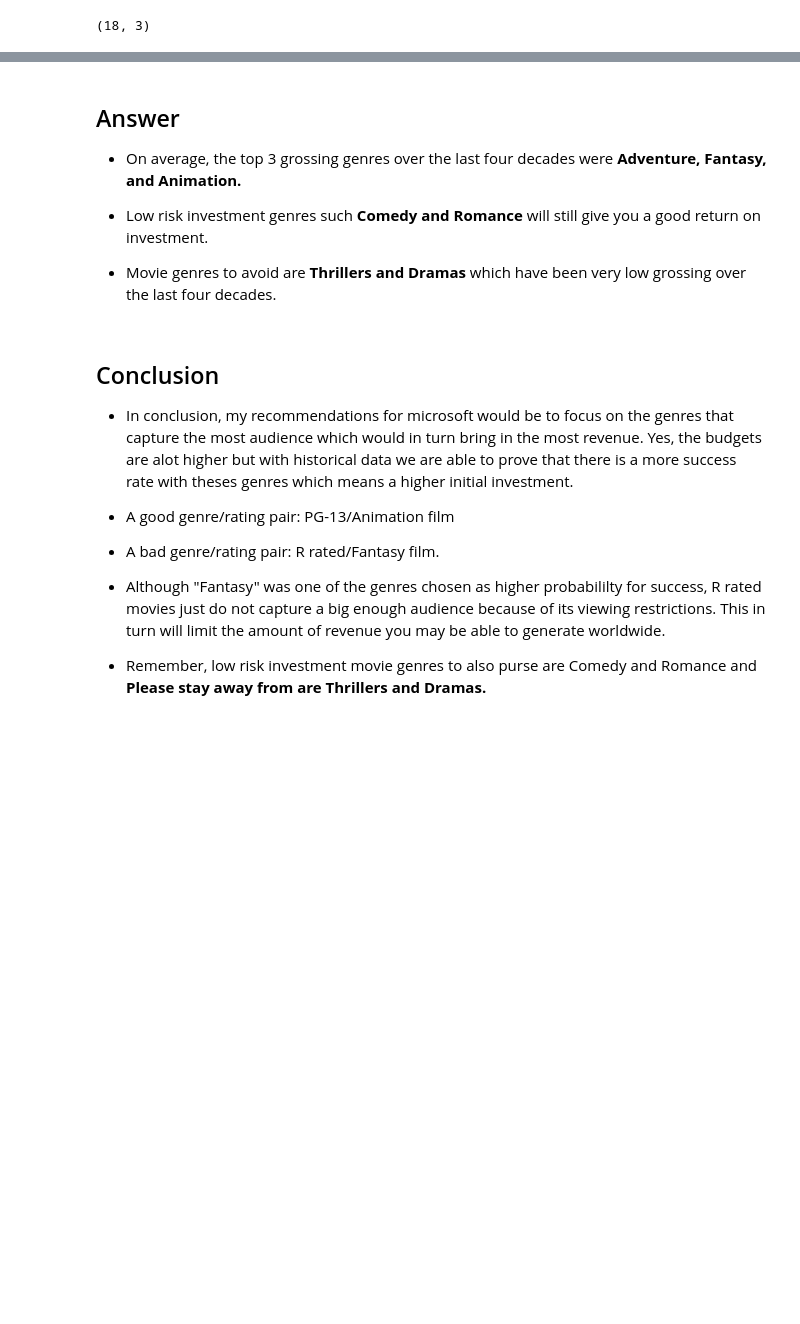
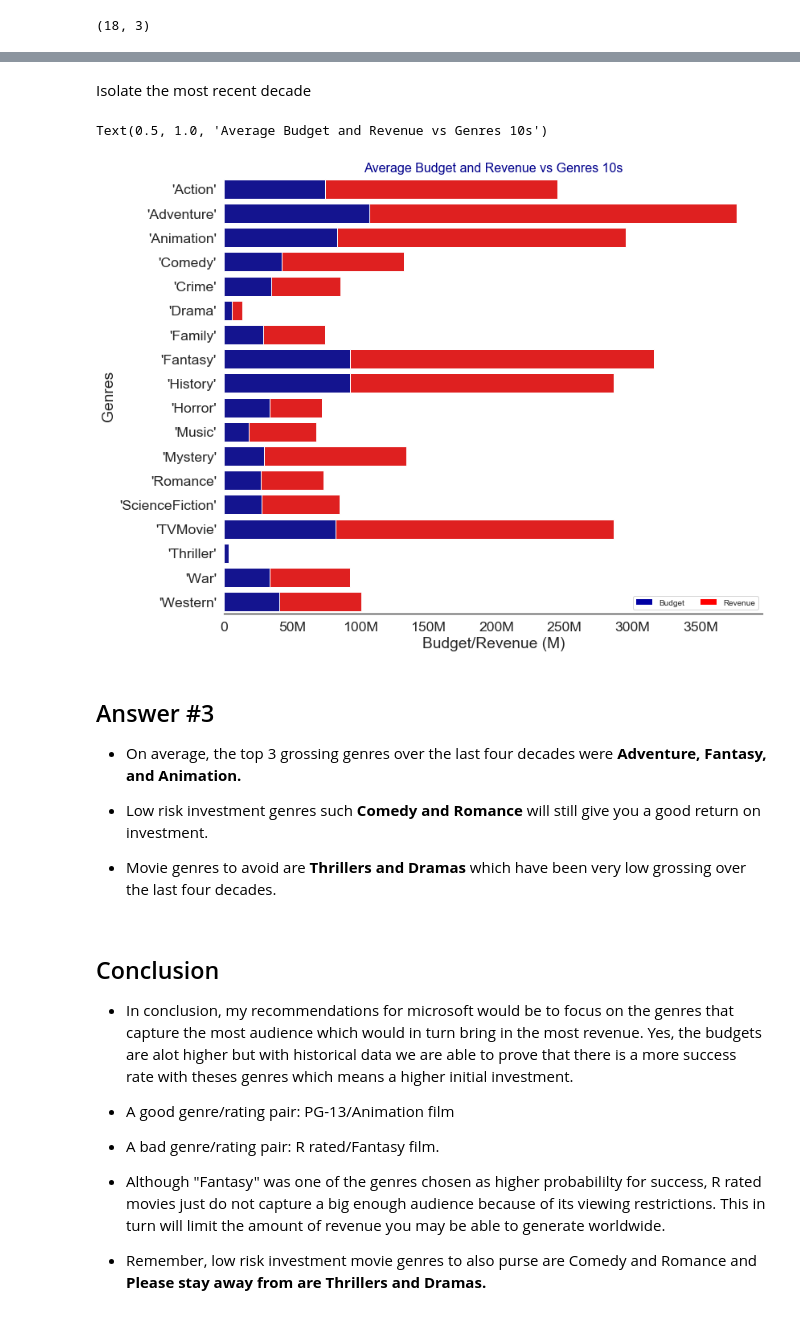
Before and after one commit to phillipojo24/dsc-mod-1-project-v2-1-onl01-dtsc-pt-041320, a Jupyter notebook: student.ipynb, the cells around one changed output, grey strips where cells are left out. Drawn from its saved outputs; the diff is of its cells as text; code cells hidden in the pictures; blank space fills up the shorter version.

```diff
--- a/student.ipynb
+++ b/student.ipynb
@@ -669,5 +651,29 @@ plt.tight_layout()
+# %% [markdown]
+Isolate the most recent decade
+# %%
+#Plot 1 - background - "total" (top) series
+
+sns.barplot(x=  new_decade_data[4]['movie_revenue'], y= new_decade_data[0]['genre_explode'], color = "red")
+
+#Plot 2 - overlay - "bottom" series
+bottom_plot = sns.barplot(x = new_decade_data[4]['movie_budget'], y= new_decade_data[0]['genre_explode'], color = "#0000A3")
+bottom_plot.xaxis.set_major_formatter(tick.FuncFormatter(reformat_large_tick_values))
+# bottom_plot.set_xticklabels(bottom_plot.get_xticklabels(),rotation=45)
+topbar = plt.Rectangle((0,0),1,1,fc="red", edgecolor = 'none')
+bottombar = plt.Rectangle((0,0),1,1,fc='#0000A3',  edgecolor = 'none')
+plt.legend([bottombar, topbar], ['Budget', 'Revenue'], loc=4, ncol = 2, prop={'size':10})
+l.draw_frame(False)
+
+#Optional code - Make plot look nicer
+sns.despine(left=True)
+bottom_plot.set_xlabel("Budget/Revenue (M)")
+bottom_plot.set_ylabel("Genres")
+bottom_plot.set_title('Average Budget and Revenue vs Genres 10s' , fontsize = 16, color = 'darkblue')
+# %% [output]
+Text(0.5, 1.0, 'Average Budget and Revenue vs Genres 10s')
+[figure, added]
 # %% [markdown]
-## Answer
+## Answer #3
 
 - On average, the top 3 grossing genres over the last four decades were **Adventure, Fantasy, and Animation.**
 
```
Also changed, not shown: parts of 23 cells of this notebook.
